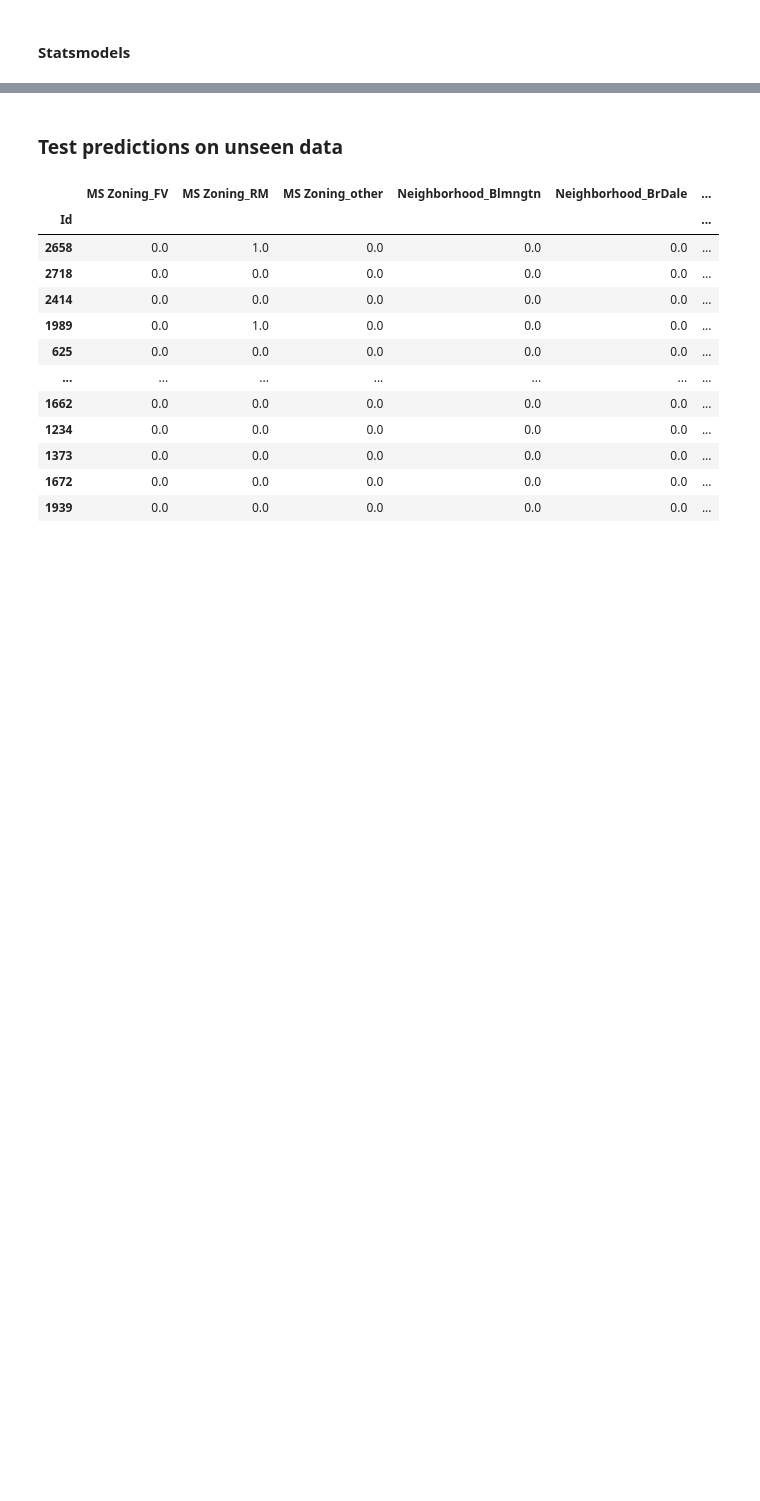
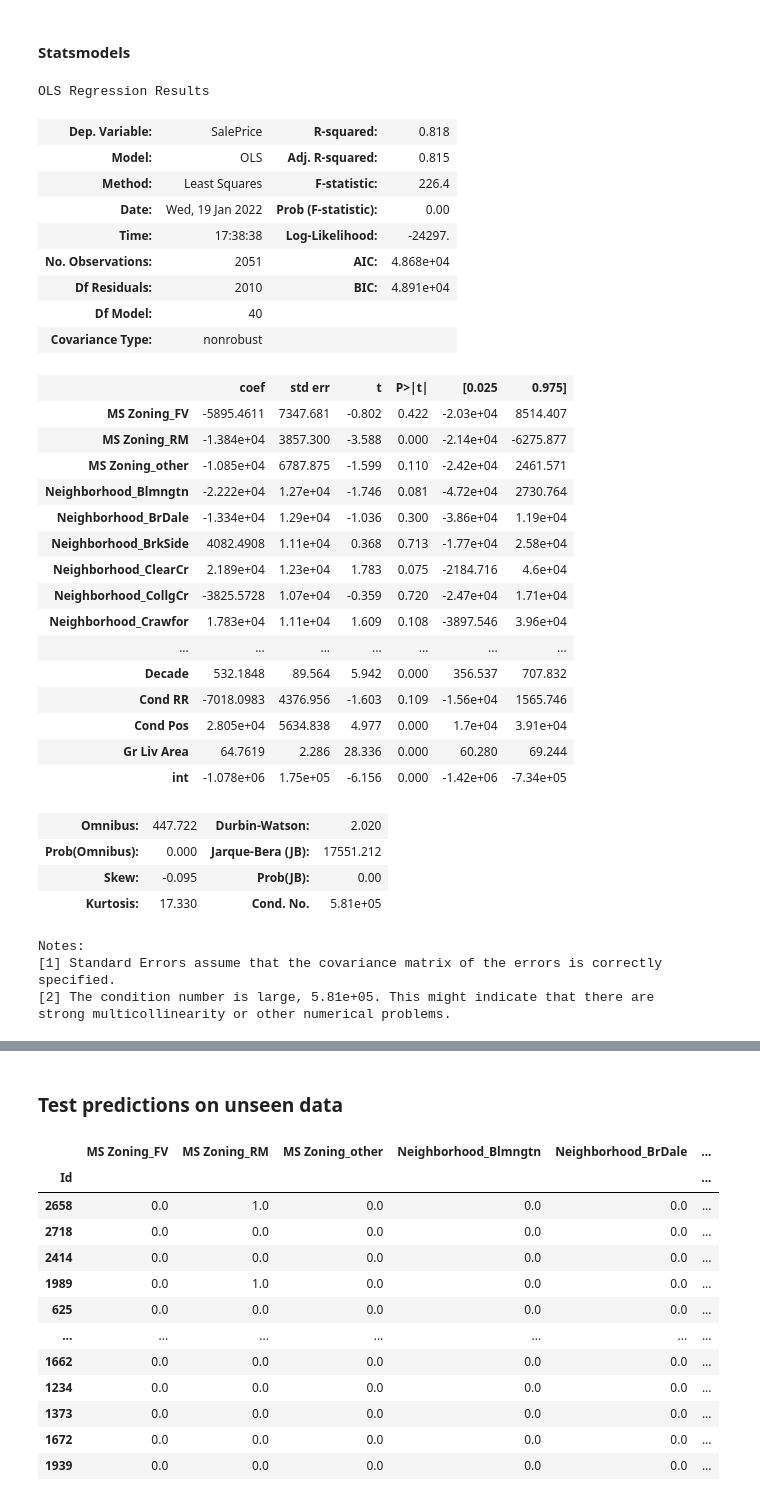
Before and after one commit to stevenlw-porpoise/Ames-Housing-Predictions, a Jupyter notebook: presentation_model.ipynb, the cells around one changed output, grey strips where cells are left out. Drawn from its saved outputs; the diff is of its cells as text; code cells hidden in the pictures; blank space fills up the shorter version.

```diff
--- a/presentation_model.ipynb
+++ b/presentation_model.ipynb
@@ -183,5 +183,5 @@ Text(0.5, 1.0, '')
 # %% [markdown]
 #### Statsmodels
 # %%
-# X_full['int'] = np.ones_like(y)
+X_full['int'] = np.ones_like(y)
 # %%
@@ -189,3 +189,38 @@ Text(0.5, 1.0, '')
 # %%
-# model = sm.OLS(y, X_full).fit()
-# model.summary()
+model = sm.OLS(y, X_full).fit()
+model.summary()
+# %% [output]
+OLS Regression Results
+| Dep. Variable: | SalePrice | R-squared: | 0.818 |
+| Model: | OLS | Adj. R-squared: | 0.815 |
+| Method: | Least Squares | F-statistic: | 226.4 |
+| Date: | Wed, 19 Jan 2022 | Prob (F-statistic): | 0.00 |
+| Time: | 17:38:38 | Log-Likelihood: | -24297. |
+| No. Observations: | 2051 | AIC: | 4.868e+04 |
+| Df Residuals: | 2010 | BIC: | 4.891e+04 |
+| Df Model: | 40 |  |  |
+| Covariance Type: | nonrobust |  |  |
+|  | coef | std err | t | P>|t| | [0.025 | 0.975] |
+| MS Zoning_FV | -5895.4611 | 7347.681 | -0.802 | 0.422 | -2.03e+04 | 8514.407 |
+| MS Zoning_RM | -1.384e+04 | 3857.300 | -3.588 | 0.000 | -2.14e+04 | -6275.877 |
+| MS Zoning_other | -1.085e+04 | 6787.875 | -1.599 | 0.110 | -2.42e+04 | 2461.571 |
+| Neighborhood_Blmngtn | -2.222e+04 | 1.27e+04 | -1.746 | 0.081 | -4.72e+04 | 2730.764 |
+| Neighborhood_BrDale | -1.334e+04 | 1.29e+04 | -1.036 | 0.300 | -3.86e+04 | 1.19e+04 |
+| Neighborhood_BrkSide | 4082.4908 | 1.11e+04 | 0.368 | 0.713 | -1.77e+04 | 2.58e+04 |
+| Neighborhood_ClearCr | 2.189e+04 | 1.23e+04 | 1.783 | 0.075 | -2184.716 | 4.6e+04 |
+| Neighborhood_CollgCr | -3825.5728 | 1.07e+04 | -0.359 | 0.720 | -2.47e+04 | 1.71e+04 |
+| Neighborhood_Crawfor | 1.783e+04 | 1.11e+04 | 1.609 | 0.108 | -3897.546 | 3.96e+04 |
+| ... | ... | ... | ... | ... | ... | ... |
+| Decade | 532.1848 | 89.564 | 5.942 | 0.000 | 356.537 | 707.832 |
+| Cond RR | -7018.0983 | 4376.956 | -1.603 | 0.109 | -1.56e+04 | 1565.746 |
+| Cond Pos | 2.805e+04 | 5634.838 | 4.977 | 0.000 | 1.7e+04 | 3.91e+04 |
+| Gr Liv Area | 64.7619 | 2.286 | 28.336 | 0.000 | 60.280 | 69.244 |
+| int | -1.078e+06 | 1.75e+05 | -6.156 | 0.000 | -1.42e+06 | -7.34e+05 |
+| Omnibus: | 447.722 | Durbin-Watson: | 2.020 |
+| Prob(Omnibus): | 0.000 | Jarque-Bera (JB): | 17551.212 |
+| Skew: | -0.095 | Prob(JB): | 0.00 |
+| Kurtosis: | 17.330 | Cond. No. | 5.81e+05 |
+Notes:
+[1] Standard Errors assume that the covariance matrix of the errors is correctly specified.
+[2] The condition number is large, 5.81e+05. This might indicate that there are
+strong multicollinearity or other numerical problems.
```
Also changed, not shown: parts of 5 cells of this notebook.
